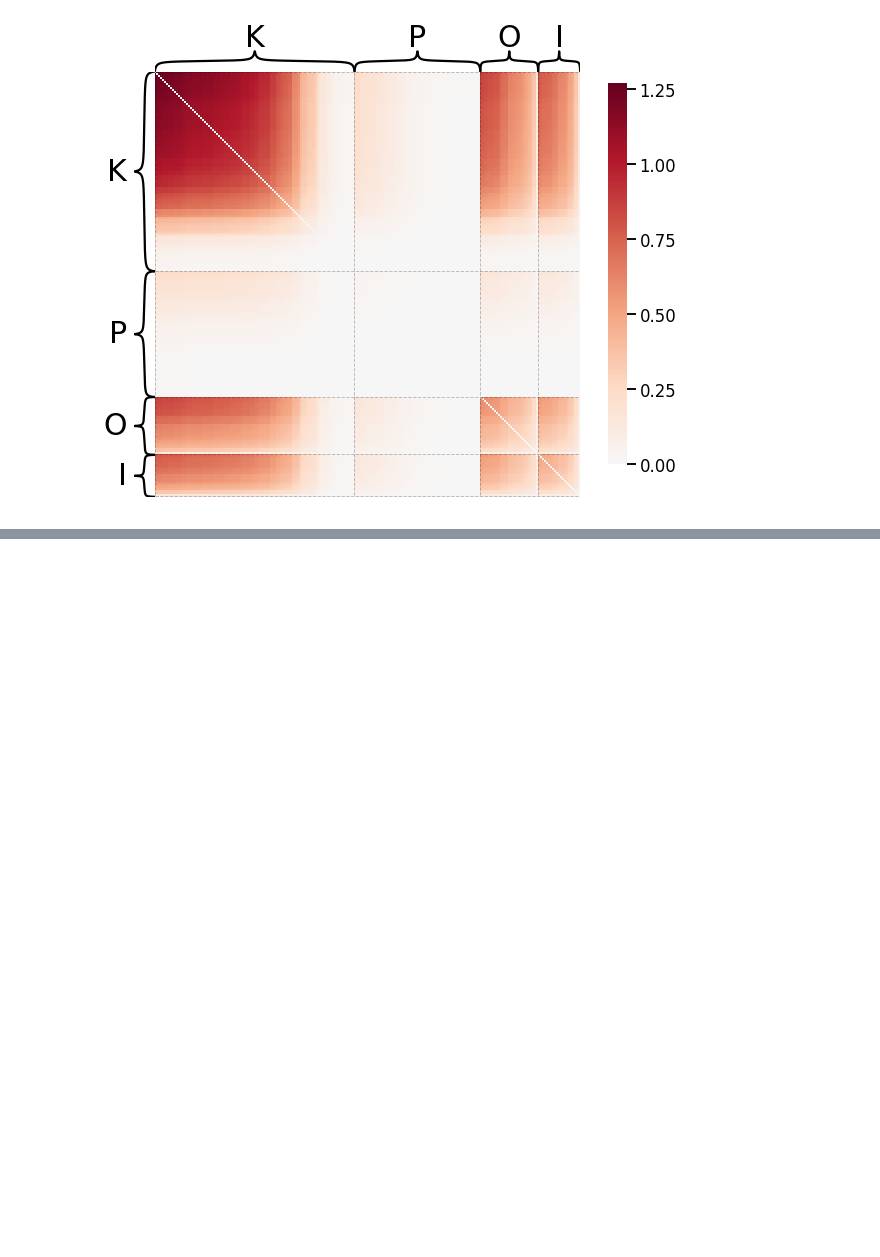
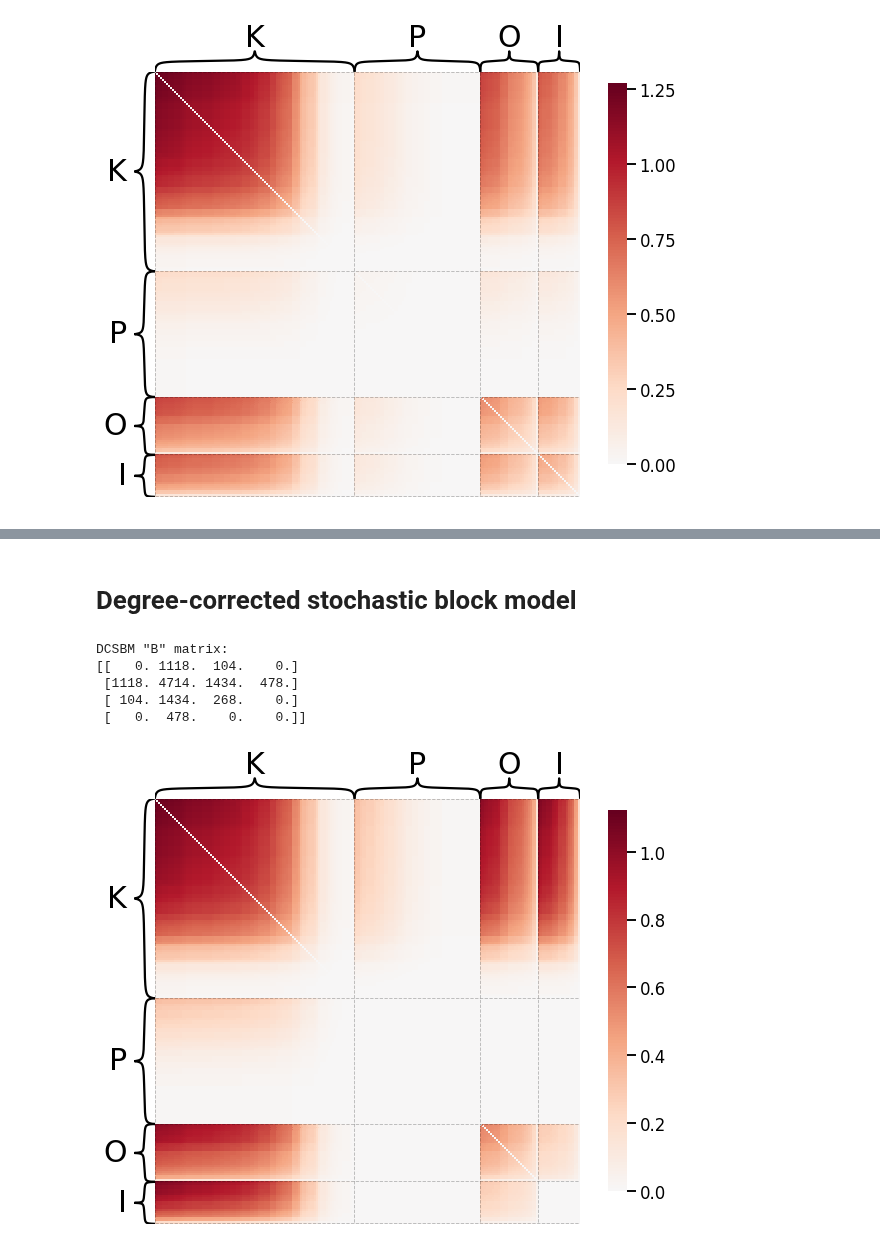
Before and after one commit to zeou1/graspy, a Jupyter notebook: docs/tutorials/models/models.ipynb, the cells around one changed output, grey strips where cells are left out. Cells and saved outputs as stored; diff of their text form; code cells hidden in the pictures; blank space fills up the shorter version.

```diff
--- a/docs/tutorials/models/models.ipynb
+++ b/docs/tutorials/models/models.ipynb
@@ -183,0 +76,16 @@ print(1/m);`
+# %% [markdown]
+# Degree-corrected stochastic block model
+# %%
+from graspy.models import DCSBEstimator
+dcsbe = DCSBEstimator(directed=True,loops=False)
+dcsbe.fit(adj, y=labels)
+print("DCSBM \"B\" matrix:")
+print(dcsbe.block_p_)
+heatmap(dcsbe.p_mat_, inner_hier_labels=labels,);
+# %% [output]
+DCSBM "B" matrix:
+[[   0. 1118.  104.    0.]
+ [1118. 4714. 1434.  478.]
+ [ 104. 1434.  268.    0.]
+ [   0.  478.    0.    0.]]
+[figure, added]
```
Also changed, not shown: parts of 11 cells of this notebook.
